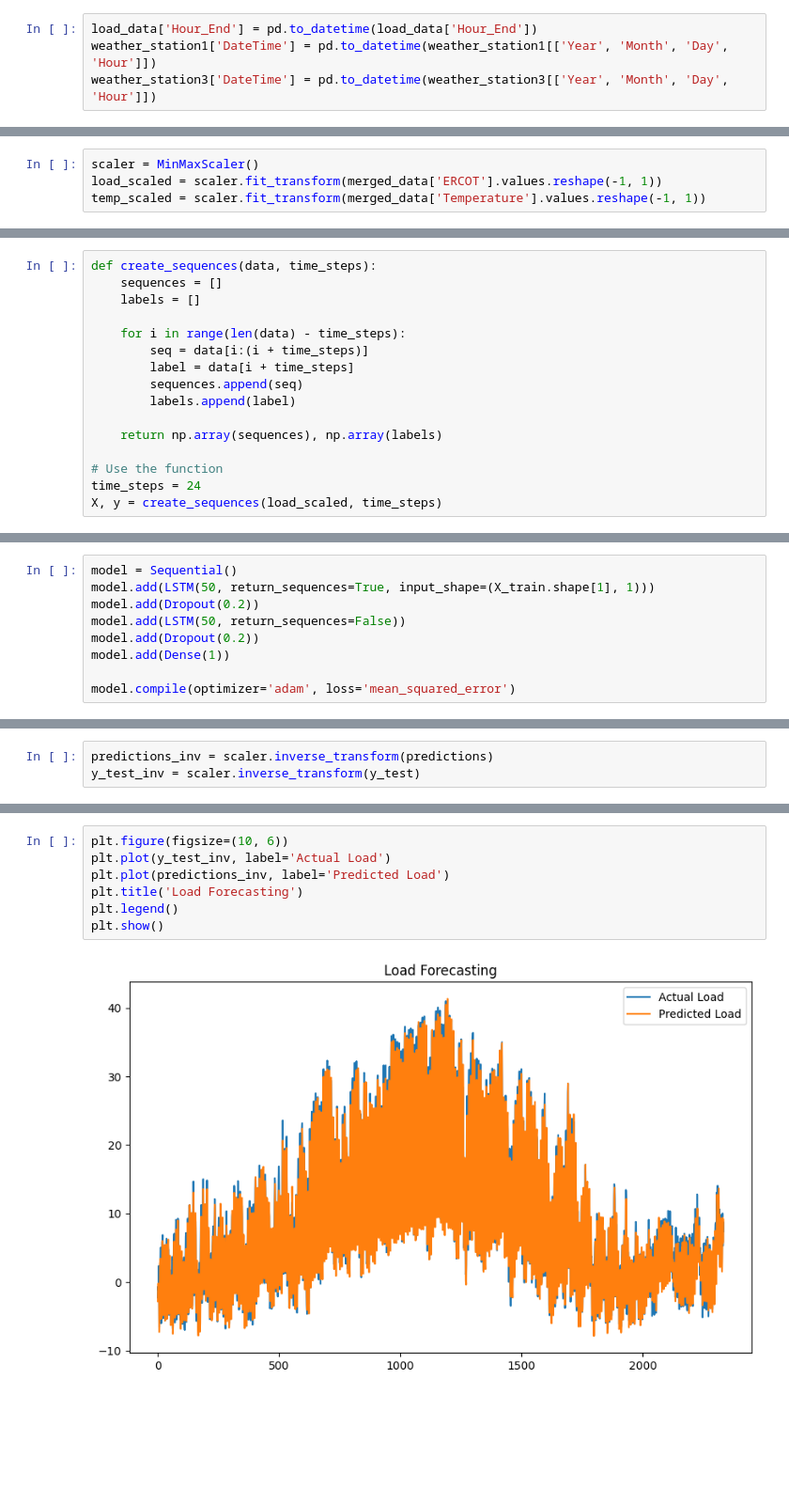
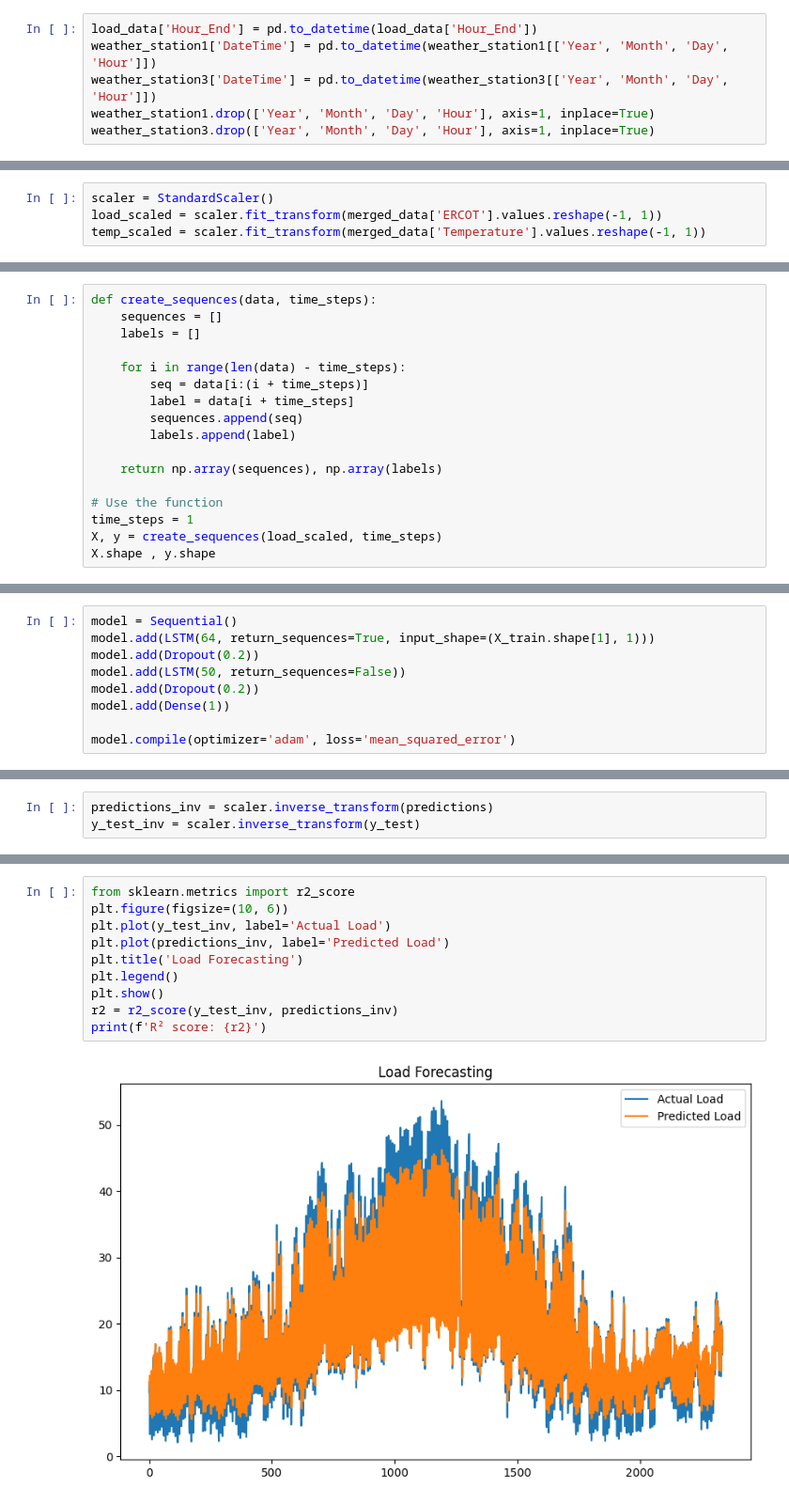
Before and after one commit to Dxuian/btech-proj, a Jupyter notebook: DATA SET USED IN THE CONFERENCE PAPER TITLED SHORT-TERM LOAD FORECASTING USING AN LSTM NEURAL NETWORK/DataSet/pv performance prediction using lstm.ipynb, the cells around one changed output, grey strips where cells are left out. Shown: that part at 94% size. Drawn from its saved outputs; the diff is of its cells as text; blank space fills up the shorter version.

```diff
--- a/DATA SET USED IN THE CONFERENCE PAPER TITLED SHORT-TERM LOAD FORECASTING USING AN LSTM NEURAL NETWORK/DataSet/pv performance prediction using lstm.ipynb
+++ b/DATA SET USED IN THE CONFERENCE PAPER TITLED SHORT-TERM LOAD FORECASTING USING AN LSTM NEURAL NETWORK/DataSet/pv performance prediction using lstm.ipynb
@@ -47,3 +58,5 @@ weather_station1.head()
 load_data['Hour_End'] = pd.to_datetime(load_data['Hour_End'])
 weather_station1['DateTime'] = pd.to_datetime(weather_station1[['Year', 'Month', 'Day', 'Hour']])
 weather_station3['DateTime'] = pd.to_datetime(weather_station3[['Year', 'Month', 'Day', 'Hour']])
+weather_station1.drop(['Year', 'Month', 'Day', 'Hour'], axis=1, inplace=True)
+weather_station3.drop(['Year', 'Month', 'Day', 'Hour'], axis=1, inplace=True)
@@ -87,7 +111,7 @@ merged_data
 # %% [markdown]
 ## Normalizing the data
 # %%
-scaler = MinMaxScaler()
+scaler = StandardScaler()
 load_scaled = scaler.fit_transform(merged_data['ERCOT'].values.reshape(-1, 1))
 temp_scaled = scaler.fit_transform(merged_data['Temperature'].values.reshape(-1, 1))
 # %%
@@ -114,5 +138,6 @@ def create_sequences(data, time_steps):
     return np.array(sequences), np.array(labels)
 
 # Use the function
-time_steps = 24
+time_steps = 1
 X, y = create_sequences(load_scaled, time_steps)
+X.shape , y.shape
@@ -126,7 +153,7 @@ y_train, y_test = y[:split], y[split:]
 ## Building the l ass tm model
 # %%
 model = Sequential()
-model.add(LSTM(50, return_sequences=True, input_shape=(X_train.shape[1], 1)))
+model.add(LSTM(64, return_sequences=True, input_shape=(X_train.shape[1], 1)))
 model.add(Dropout(0.2))
 model.add(LSTM(50, return_sequences=False))
 model.add(Dropout(0.2))
@@ -169,9 +196,12 @@ MAE: 1.382550713550072, RMSE: 1.779427035679734
 # %%
+from sklearn.metrics import r2_score
 plt.figure(figsize=(10, 6))
 plt.plot(y_test_inv, label='Actual Load')
 plt.plot(predictions_inv, label='Predicted Load')
 plt.title('Load Forecasting')
 plt.legend()
 plt.show()
+r2 = r2_score(y_test_inv, predictions_inv)
+print(f'R² score: {r2}')
 # %% [output]
-[figure, old version]
+[figure, new version]
```
Also changed, not shown: parts of 10 cells of this notebook, 3 other files.
